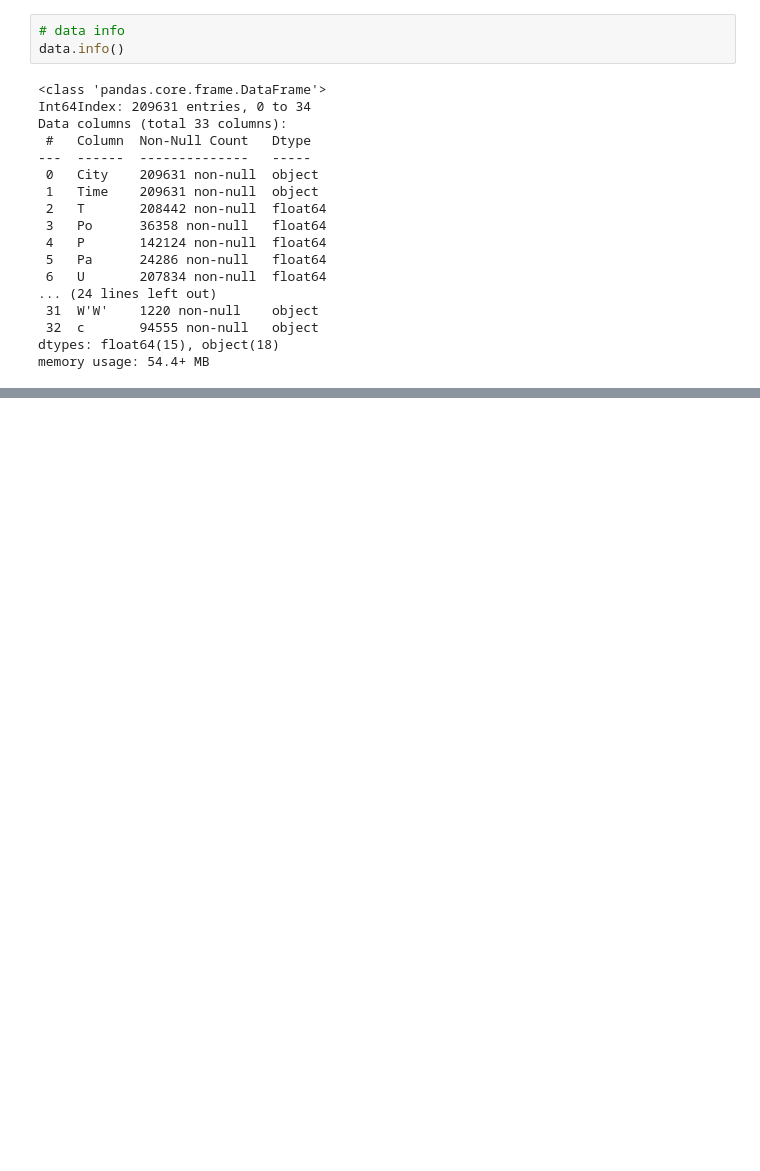
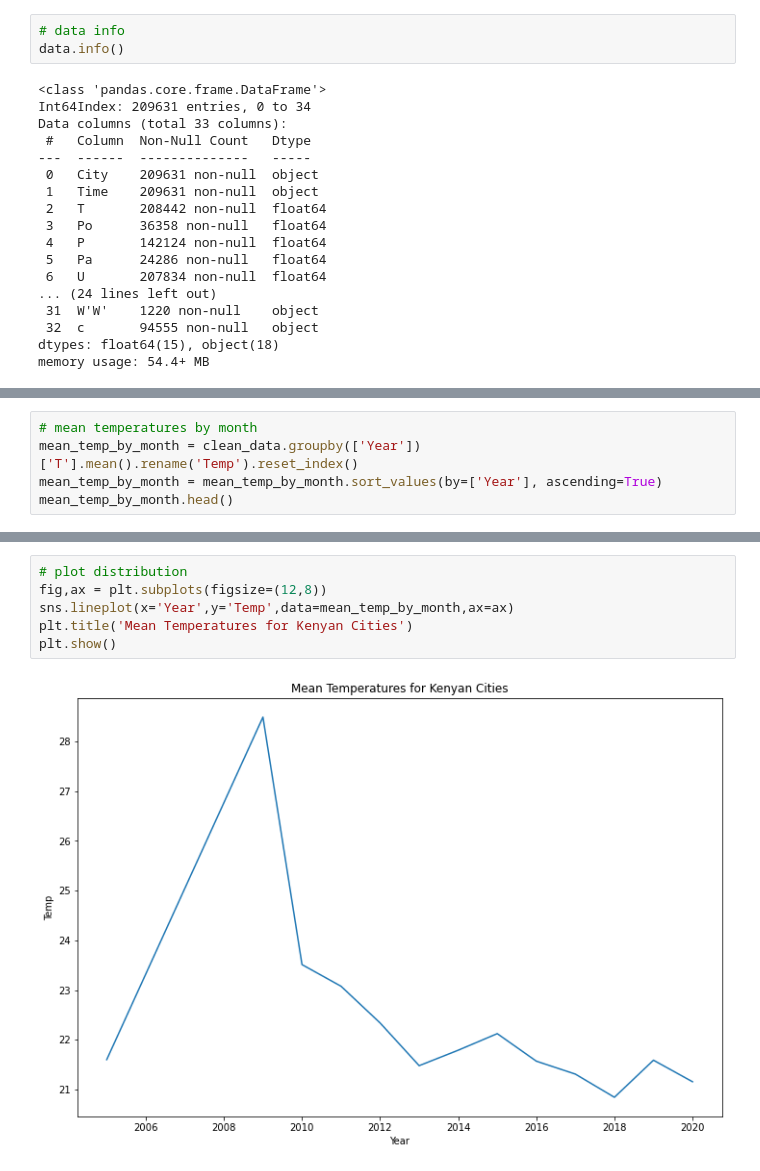
Before and after one commit to wkirui/Weather-Data-Analysis, a Jupyter notebook: Weather Scraper.ipynb, the cells around one changed output, grey strips where cells are left out. Saved outputs shown, nothing was run; the diff lists cells and outputs as text; blank space fills up the shorter version.

```diff
--- a/Weather Scraper.ipynb
+++ b/Weather Scraper.ipynb
@@ -141,0 +215,5 @@ cols_to_drop
+# %%
+# mean temperatures by month
+mean_temp_by_month = clean_data.groupby(['Year'])['T'].mean().rename('Temp').reset_index()
+mean_temp_by_month = mean_temp_by_month.sort_values(by=['Year'], ascending=True)
+mean_temp_by_month.head()
@@ -141,0 +227,8 @@ cols_to_drop
+# %%
+# plot distribution
+fig,ax = plt.subplots(figsize=(12,8))
+sns.lineplot(x='Year',y='Temp',data=mean_temp_by_month,ax=ax)
+plt.title('Mean Temperatures for Kenyan Cities')
+plt.show()
+# %% [output]
+[figure, added]
```
Also changed, not shown: parts of 16 cells of this notebook.
